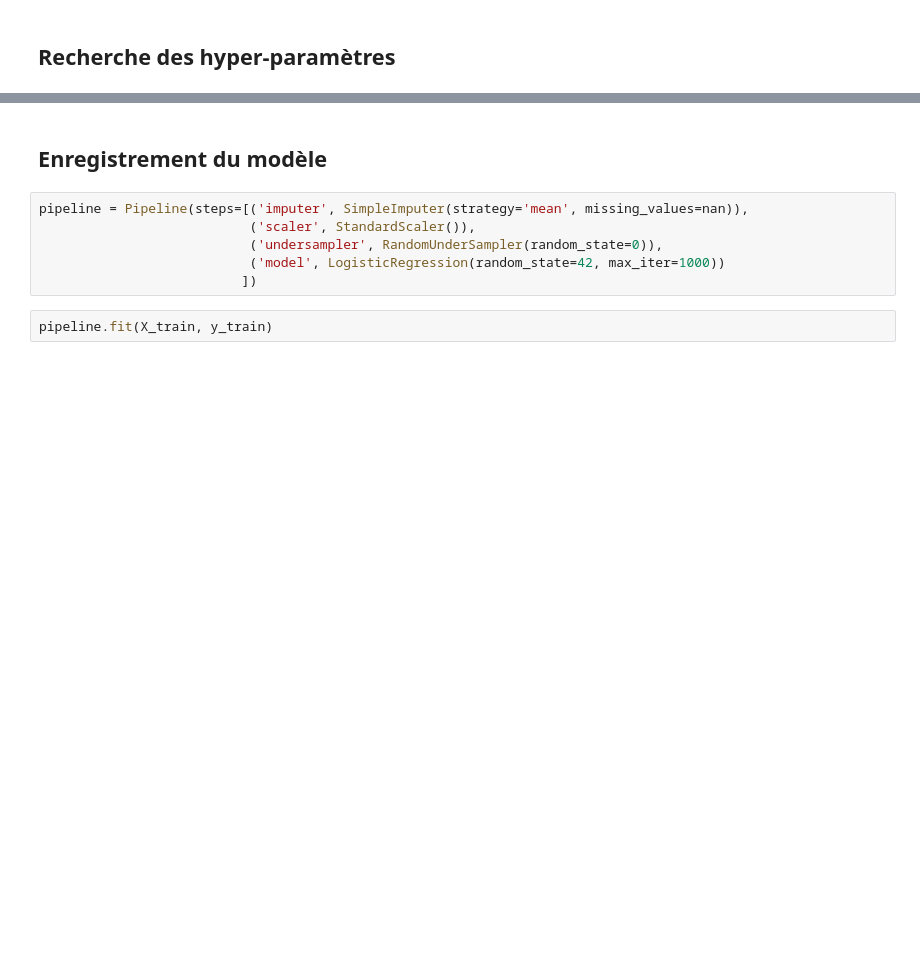
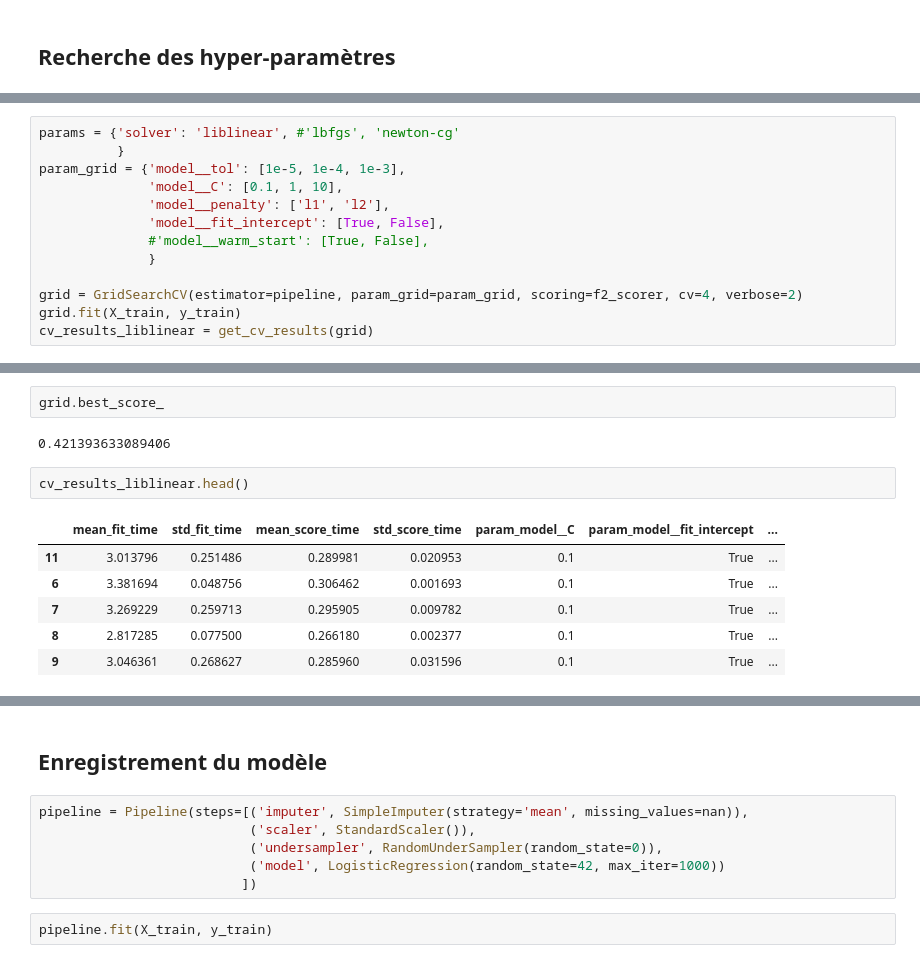
Before and after one commit to gabriel1628/Projet7-Dash, a Jupyter notebook: Modelisation.ipynb, the cells around one changed output, grey strips where cells are left out. Drawn from its saved outputs; the diff is of its cells as text; blank space fills up the shorter version.

```diff
--- a/Modelisation.ipynb
+++ b/Modelisation.ipynb
@@ -801,0 +769,13 @@ cv_results.head()
+# %%
+params = {'solver': 'liblinear', #'lbfgs', 'newton-cg'
+          }
+param_grid = {'model__tol': [1e-5, 1e-4, 1e-3],
+              'model__C': [0.1, 1, 10],
+              'model__penalty': ['l1', 'l2'],
+              'model__fit_intercept': [True, False],
+              #'model__warm_start': [True, False],
+              }
+
+grid = GridSearchCV(estimator=pipeline, param_grid=param_grid, scoring=f2_scorer, cv=4, verbose=2)
+grid.fit(X_train, y_train)
+cv_results_liblinear = get_cv_results(grid)
@@ -801,0 +817,13 @@ cv_results.head()
+# %%
+grid.best_score_
+# %% [output]
+0.421393633089406
+# %%
+cv_results_liblinear.head()
+# %% [output]
+|  | mean_fit_time | std_fit_time | mean_score_time | std_score_time | param_model__C | param_model__fit_intercept | ... |
+| 11 | 3.013796 | 0.251486 | 0.289981 | 0.020953 | 0.1 | True | ... |
+| 6 | 3.381694 | 0.048756 | 0.306462 | 0.001693 | 0.1 | True | ... |
+| 7 | 3.269229 | 0.259713 | 0.295905 | 0.009782 | 0.1 | True | ... |
+| 8 | 2.817285 | 0.077500 | 0.266180 | 0.002377 | 0.1 | True | ... |
+| 9 | 3.046361 | 0.268627 | 0.285960 | 0.031596 | 0.1 | True | ... |
```
Also changed, not shown: parts of 30 cells of this notebook, 1 other file.
